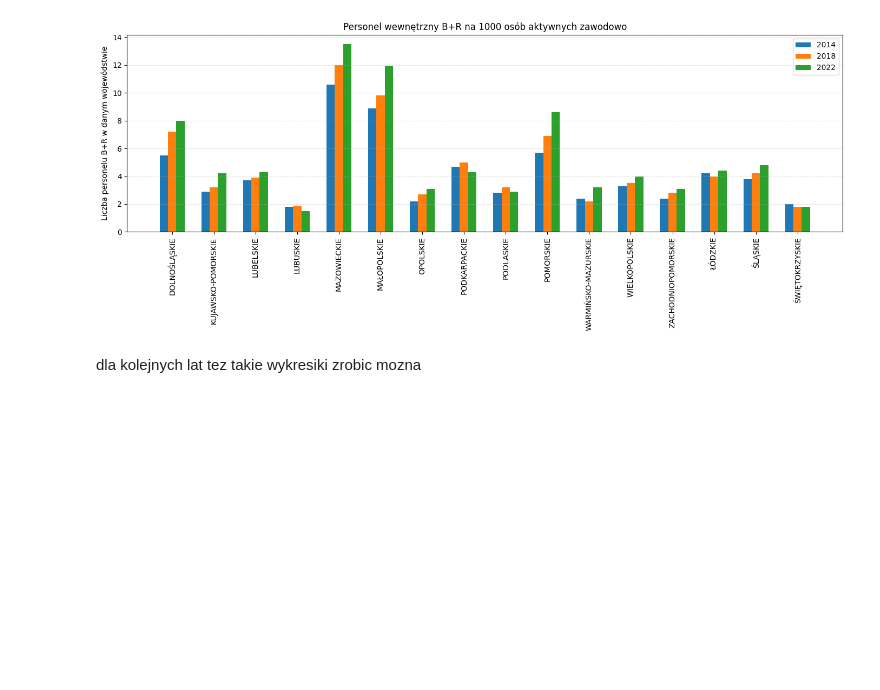
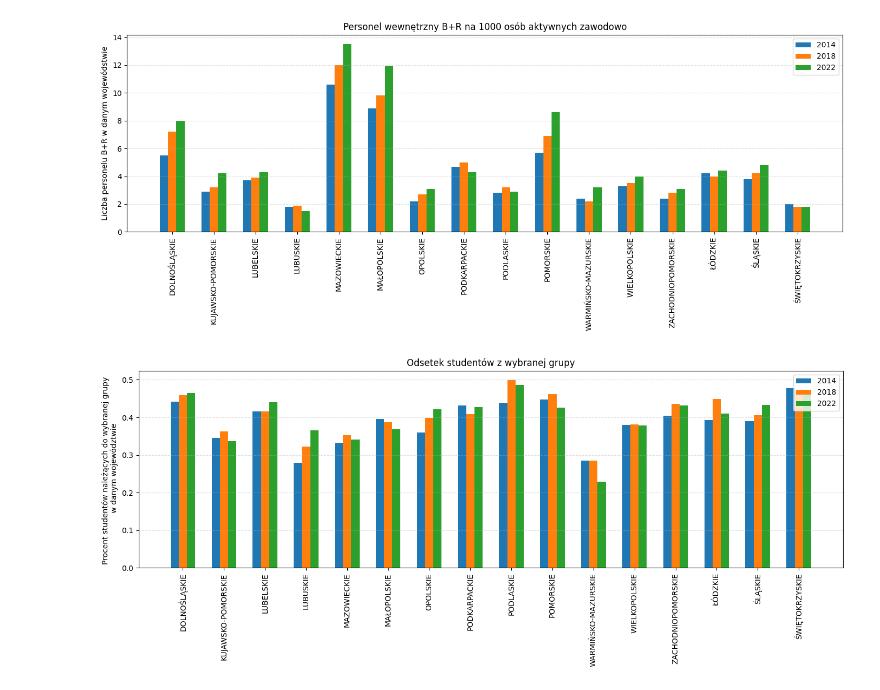
Before and after one commit to Dnsflr/Ekonometria-projekt, a Jupyter notebook: calculations.ipynb, the cells around one changed output. Cells and saved outputs as stored; diff of their text form; code cells hidden in the pictures; blank space fills up the shorter version.

```diff
--- a/calculations.ipynb
+++ b/calculations.ipynb
@@ -10,7 +12,7 @@ from sklearn.preprocessing import StandardScaler
 import plotly.express as px
 import seaborn as sns
 # %%
-file_path = "Data/Baza_Ekonometria.xlsx"
+file_path = "Baza_Ekonometria (2).xlsx"
 
 df_2014 = pd.read_excel(file_path, sheet_name='2014')
 df_2018 = pd.read_excel(file_path, sheet_name='2018')
@@ -300,2 +267,23 @@ huj dupa cyce wadowice
-# %% [markdown]
-dla kolejnych lat tez takie wykresiki zrobic mozna
+# %%
+df_plot = df_all.groupby(['Nazwa', 'Rok'])['Odsetek_Studentów'].sum().unstack()
+
+df_plot = df_plot.sort_index()  # uporządkuj alfabetycznie województwa
+
+labels = df_plot.index
+x = np.arange(len(labels))
+width = 0.2
+
+plt.figure(figsize=(14, 6))
+
+for i, year in enumerate(df_plot.columns):
+    plt.bar(x + i * width, df_plot[year], width, label=f'{year}')
+
+plt.xticks(x + width, labels, rotation=90)
+plt.ylabel('Procent studentów należących do wybranej grupy \n w danym województwie')
+plt.title('Odsetek studentów z wybranej grupy')
+plt.legend()
+plt.grid(axis='y', linestyle='--', alpha=0.4)
+plt.tight_layout()
+plt.show()
+# %% [output]
+[figure, added]
```
Also changed, not shown: parts of 9 cells of this notebook.
